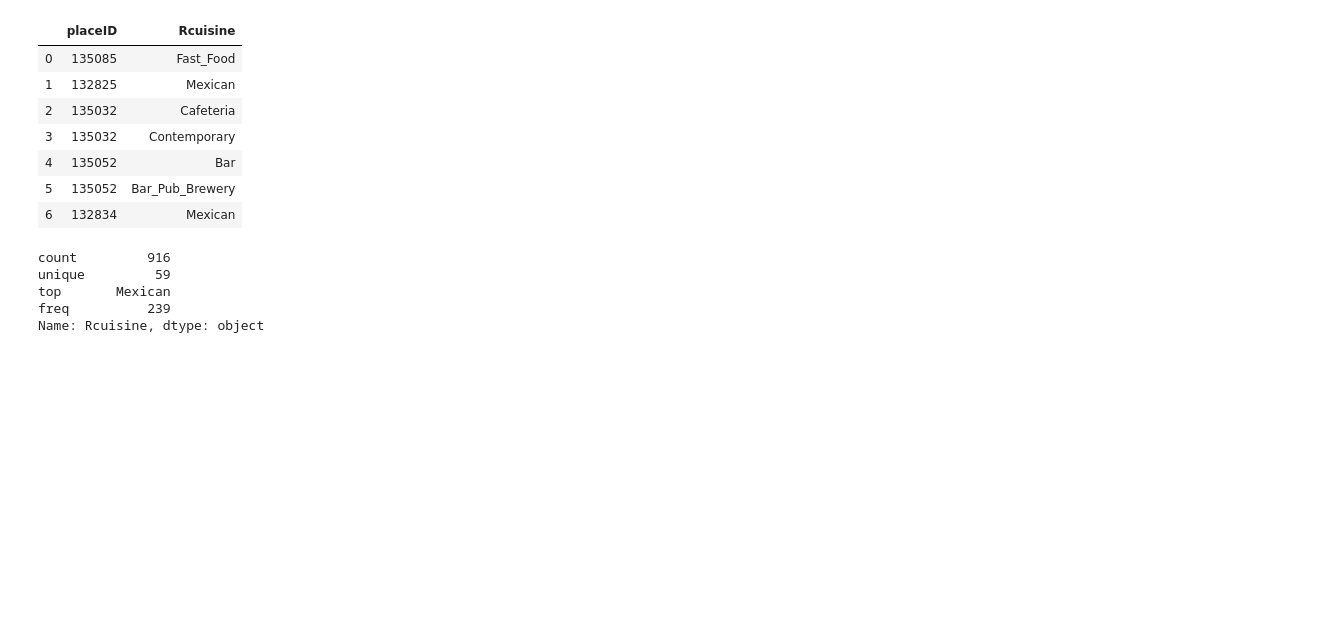
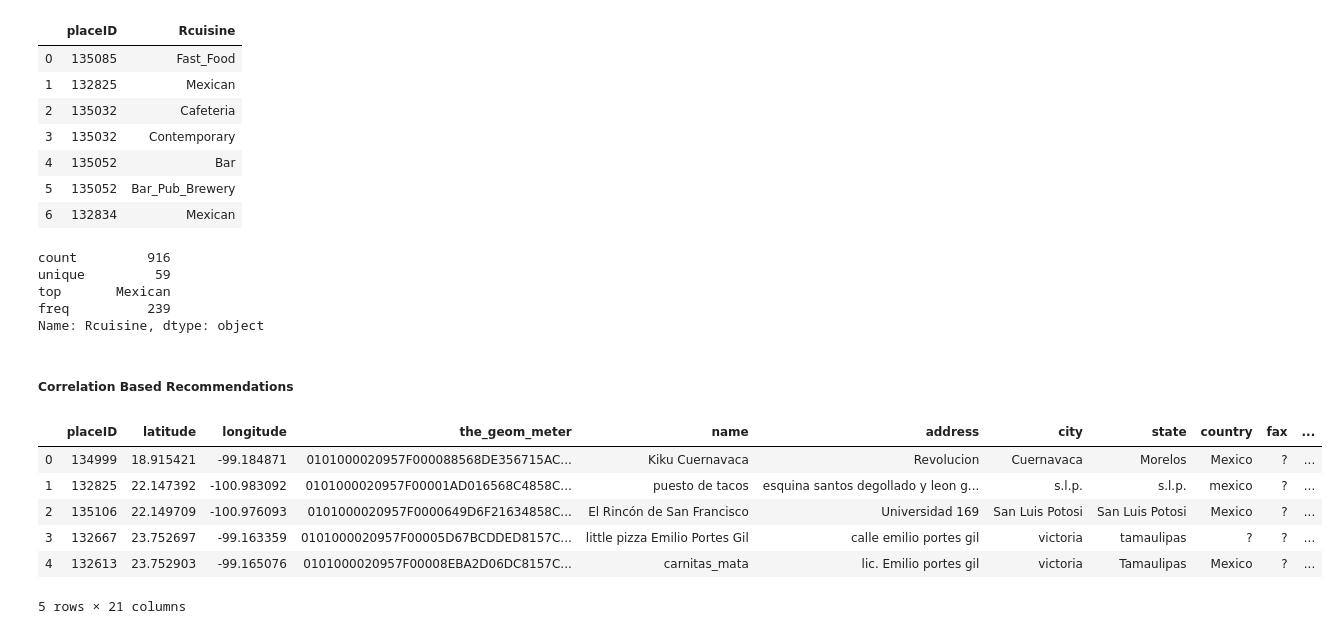
Before and after one commit to hagios2/Recommendation-System, a Jupyter notebook: Untitled.ipynb, the cells around one changed output. Drawn from its saved outputs; the diff is of its cells as text; code cells hidden in the pictures; blank space fills up the shorter version.

Commit message:
implemented item or correlation  base recommender

```diff
--- a/Untitled.ipynb
+++ b/Untitled.ipynb
@@ -68,0 +71,14 @@ Name: Rcuisine, dtype: object
+# %% [markdown]
+##### Correlation Based Recommendations
+# %%
+geodata = pd.read_csv('geoplaces2.csv', encoding='latin-1')
+# %%
+geodata.head()
+# %% [output]
+|  | placeID | latitude | longitude | the_geom_meter | name | address | city | state | country | fax | ... |
+| 0 | 134999 | 18.915421 | -99.184871 | 0101000020957F000088568DE356715AC... | Kiku Cuernavaca | Revolucion | Cuernavaca | Morelos | Mexico | ? | ... |
+| 1 | 132825 | 22.147392 | -100.983092 | 0101000020957F00001AD016568C4858C... | puesto de tacos | esquina santos degollado y leon g... | s.l.p. | s.l.p. | mexico | ? | ... |
+| 2 | 135106 | 22.149709 | -100.976093 | 0101000020957F0000649D6F21634858C... | El Rincón de San Francisco | Universidad 169 | San Luis Potosi | San Luis Potosi | Mexico | ? | ... |
+| 3 | 132667 | 23.752697 | -99.163359 | 0101000020957F00005D67BCDDED8157C... | little pizza Emilio Portes Gil | calle emilio portes gil | victoria | tamaulipas | ? | ? | ... |
+| 4 | 132613 | 23.752903 | -99.165076 | 0101000020957F00008EBA2D06DC8157C... | carnitas_mata | lic. Emilio portes gil | victoria | Tamaulipas | Mexico | ? | ... |
+5 rows × 21 columns
```
Also changed, not shown: parts of 22 cells of this notebook, 1 other file.
